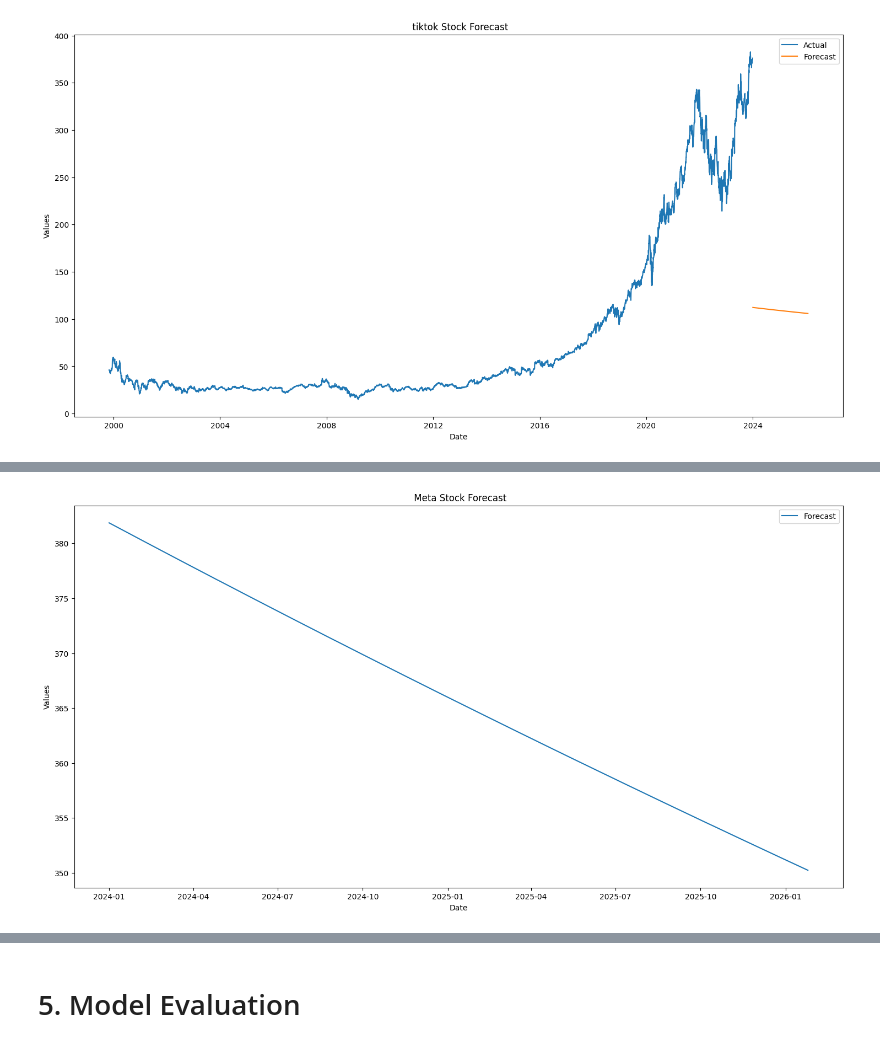
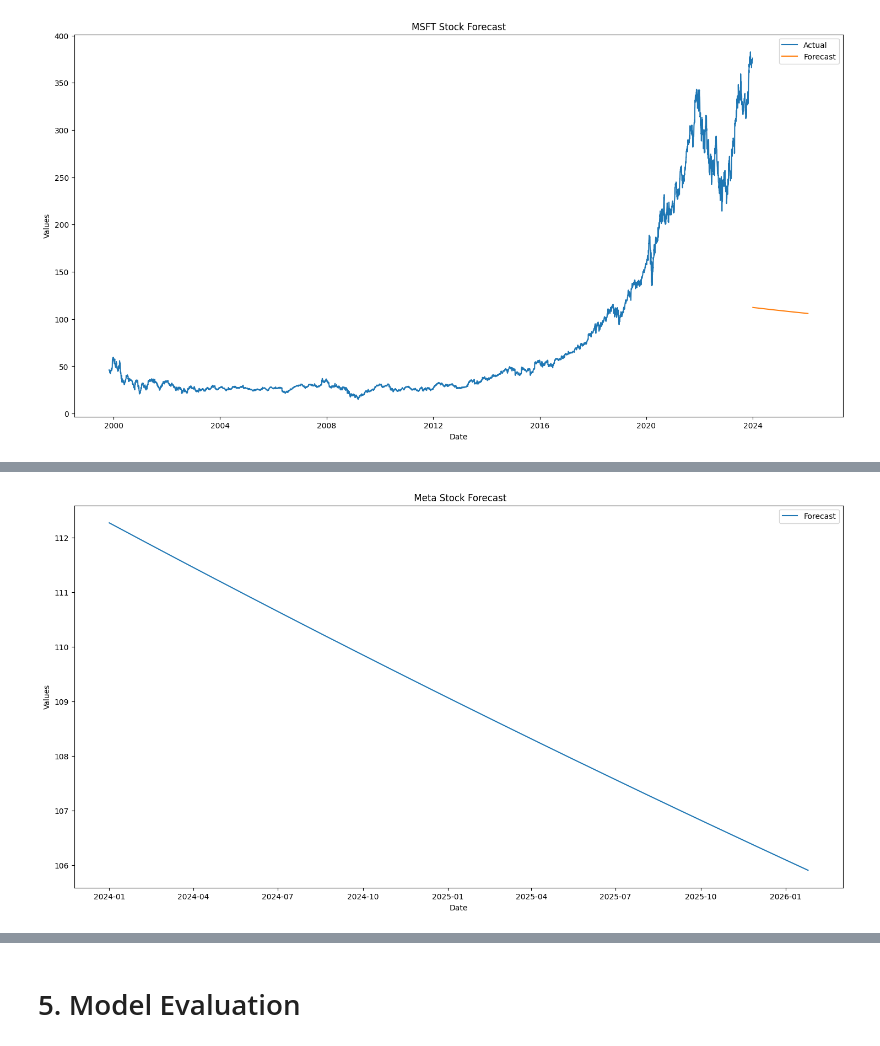
Before and after one commit to RMIT-FinTech-Club/WORKSHOP-ML-STOCK-PREDICTINO, a Jupyter notebook: ARIMA_for_Stock_Prediction.ipynb, the cells around one changed output, grey strips where cells are left out. Drawn from its saved outputs; the diff is of its cells as text; code cells hidden in the pictures.

Commit message:
Update ARIMA ipynb

```diff
--- a/ARIMA_for_Stock_Prediction.ipynb
+++ b/ARIMA_for_Stock_Prediction.ipynb
@@ -32,7 +32,7 @@ tiktok_data = yf.download('MSFT', start=start_date, end=end_date )
 # %%
 # Datetime format to prevent forecast warnings
 meta_data.index = pd.to_datetime(meta_data.index)
-tiktok_data.index = pd.to_datetime(tiktok_data.index)
+msft_data.index = pd.to_datetime(msft_data.index)
 # %%
 # Meta data
 meta_data
@@ -229,7 +231,7 @@ plt.show()
 # %%
 meta_train_data, meta_test_data = train_test_split(meta_data['Close'], test_size=0.2, shuffle=False)
 # %%
-tiktok_train_data, tiktok_test_data = train_test_split(tiktok_data['Close'], test_size=0.2, shuffle=False)
+msft_train_data, msft_test_data = train_test_split(msft_data['Close'], test_size=0.2, shuffle=False)
 # %%
 # # Grid Search for params
 # best_score, best_params = float("inf"), None
@@ -331,15 +333,15 @@ Covariance Type:                  opg
 Warnings:
 [1] Covariance matrix calculated using the outer product of gradients (complex-step).
 # %%
-# For Tiktok
+# For MSFT
 
 # Fit the ARIMA model
 # Initial ARIMA Model parameters
 # best_p, best_d, best_q = [best_params]
-tiktok_model_train = ARIMA(tiktok_train_data, order=(1, 0, 1))
-tiktok_model_fit_train = tiktok_model_train.fit()
-tiktok_model_summary = tiktok_model_fit_train.summary()
-print(tiktok_model_summary)
+msft_model_train = ARIMA(msft_train_data, order=(1, 0, 1))
+msft_model_fit_train = msft_model_train.fit()
+msft_model_summary = msft_model_fit_train.summary()
+print(msft_model_summary)
 # %% [output]
                                SARIMAX Results
 ==============================================================================
@@ -427,17 +429,17 @@ plt.show()
 # %% [output]
 [figure]
 # %%
-# Generating forecasts and plot results - Tiktok
-tiktok_forecast_results = tiktok_model_fit_train.get_forecast(steps=756)
-tiktok_forecast_mean = tiktok_forecast_results.predicted_mean
-conf_int = tiktok_forecast_results.conf_int()
+# Generating forecasts and plot results - MSFT
+msft_forecast_results = msft_model_fit_train.get_forecast(steps=756)
+msft_forecast_mean = msft_forecast_results.predicted_mean
+conf_int = msft_forecast_results.conf_int()
 
 # Plotting actual vs. forecast with their confidence intervals
 plt.figure(figsize=(18, 9))
-plt.plot(tiktok_data['Close'], label='Actual')
-plt.plot(pd.date_range(start='2024-01-01', periods=756, freq='D'), tiktok_forecast_mean, label='Forecast')
+plt.plot(msft_data['Close'], label='Actual')
+plt.plot(pd.date_range(start='2024-01-01', periods=756, freq='D'), msft_forecast_mean, label='Forecast')
 # plt.fill_between(pd.date_range(start='2024-01-01', periods=5, freq='D'), conf_int.iloc[:, 0], conf_int.iloc[:, 1], color='pink', alpha=0.3)
-plt.title(' tiktok Stock Forecast')
+plt.title('MSFT Stock Forecast')
 plt.xlabel('Date')
 plt.ylabel('Values')
 plt.legend()
@@ -447,13 +461,13 @@ plt.show()
 # %%
 # Plotting actual vs. forecast with their confidence intervals
 plt.figure(figsize=(18, 9))
-plt.plot(pd.date_range(start='2024-01-01', periods=756, freq='D'), forecast_mean, label='Forecast')
+plt.plot(pd.date_range(start='2024-01-01', periods=756, freq='D'), msft_forecast_mean, label='Forecast')
 # plt.fill_between(pd.date_range(start='2024-01-01', periods=5, freq='D'), conf_int.iloc[:, 0], conf_int.iloc[:, 1], color='pink', alpha=0.3)
 plt.title(' Meta Stock Forecast')
 plt.xlabel('Date')
 plt.ylabel('Values')
 plt.legend()
 plt.show()
 # %% [output]
-[figure, old version]
+[figure, new version]
 # %%
```
Also changed, not shown: parts of 25 cells of this notebook.
